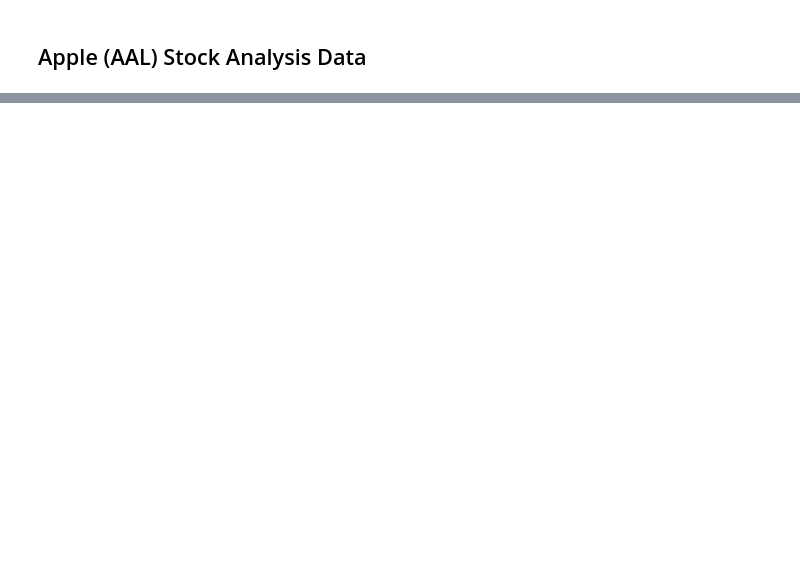
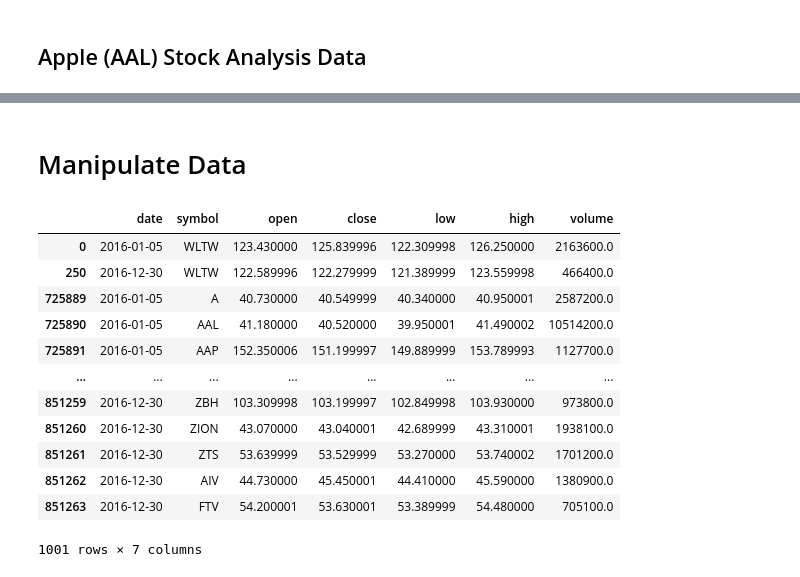
Before and after one commit to YudhaHM/2.DS_Project_Kaggle-NewYork_StockPrice_Analysis, a Jupyter notebook: Kaggle - NY Stock Price Analysis.ipynb, the cells around one changed output, grey strips where cells are left out. Saved outputs shown, nothing was run; the diff lists cells and outputs as text; code cells hidden in the pictures; blank space fills up the shorter version.

```diff
--- a/Kaggle - NY Stock Price Analysis.ipynb
+++ b/Kaggle - NY Stock Price Analysis.ipynb
@@ -131,0 +177,18 @@ Text(0, 0.5, 'Stock Price')
+# %% [markdown]
+# Manipulate Data
+# %%
+prices2.loc[(prices2['date'] == '2016-01-05') | (prices2['date'] == '2016-12-30') ]
+# %% [output]
+|  | date | symbol | open | close | low | high | volume |
+| 0 | 2016-01-05 | WLTW | 123.430000 | 125.839996 | 122.309998 | 126.250000 | 2163600.0 |
+| 250 | 2016-12-30 | WLTW | 122.589996 | 122.279999 | 121.389999 | 123.559998 | 466400.0 |
+| 725889 | 2016-01-05 | A | 40.730000 | 40.549999 | 40.340000 | 40.950001 | 2587200.0 |
+| 725890 | 2016-01-05 | AAL | 41.180000 | 40.520000 | 39.950001 | 41.490002 | 10514200.0 |
+| 725891 | 2016-01-05 | AAP | 152.350006 | 151.199997 | 149.889999 | 153.789993 | 1127700.0 |
+| ... | ... | ... | ... | ... | ... | ... | ... |
+| 851259 | 2016-12-30 | ZBH | 103.309998 | 103.199997 | 102.849998 | 103.930000 | 973800.0 |
+| 851260 | 2016-12-30 | ZION | 43.070000 | 43.040001 | 42.689999 | 43.310001 | 1938100.0 |
+| 851261 | 2016-12-30 | ZTS | 53.639999 | 53.529999 | 53.270000 | 53.740002 | 1701200.0 |
+| 851262 | 2016-12-30 | AIV | 44.730000 | 45.450001 | 44.410000 | 45.590000 | 1380900.0 |
+| 851263 | 2016-12-30 | FTV | 54.200001 | 53.630001 | 53.389999 | 54.480000 | 705100.0 |
+1001 rows × 7 columns
```
Also changed, not shown: parts of 7 cells of this notebook.
